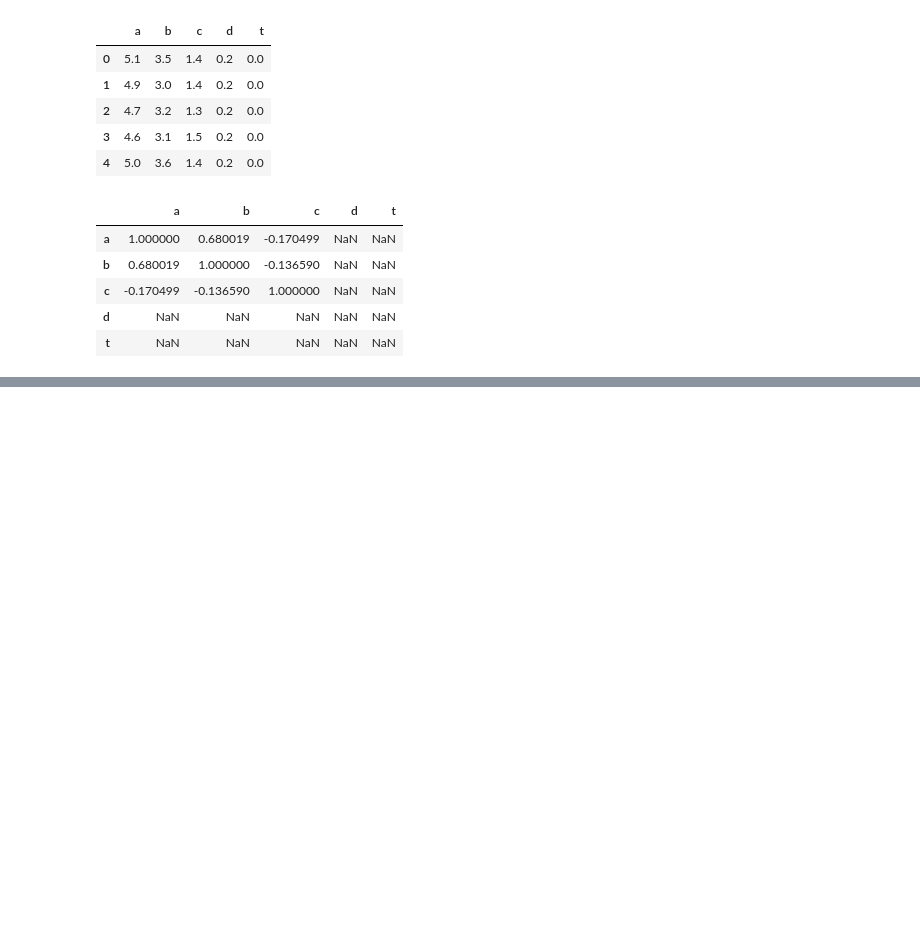
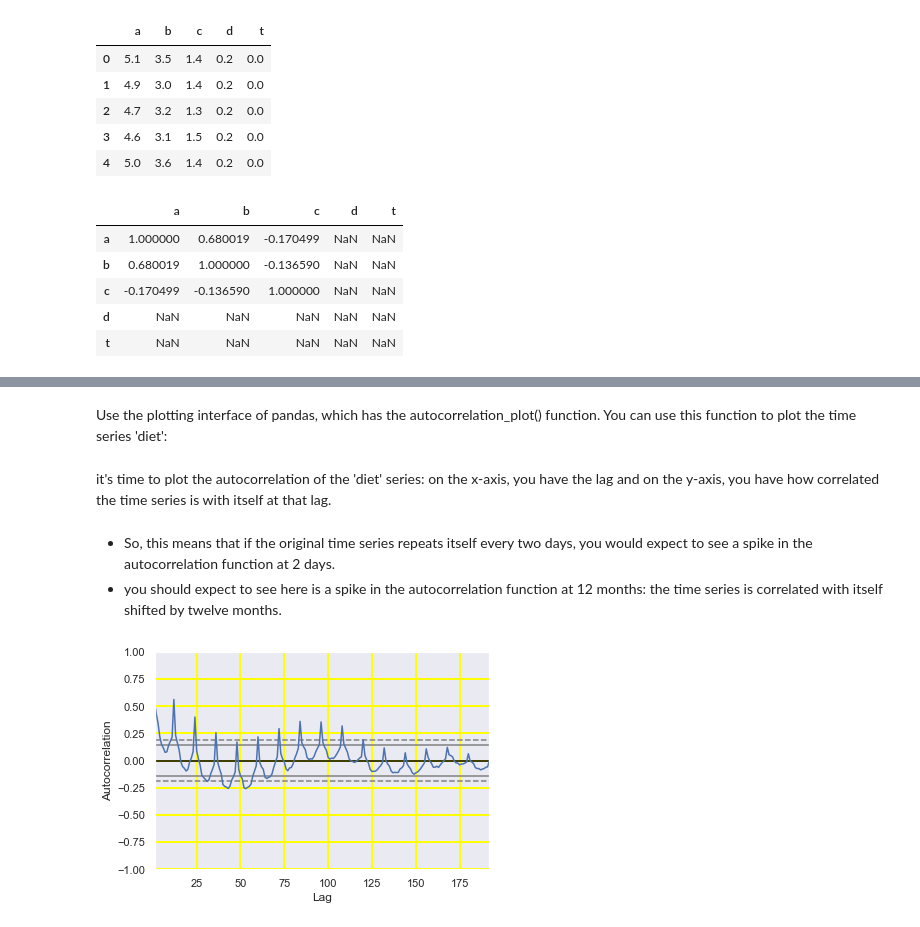
Before and after one commit to pillaiharish/Exercise, a Jupyter notebook: datacamp/timeseriesanalysis/timeseries_datacamp1.ipynb, the cells around one changed output, grey strips where cells are left out. Drawn from its saved outputs; the diff is of its cells as text; code cells hidden in the pictures; blank space fills up the shorter version.

```diff
--- a/datacamp/timeseriesanalysis/timeseries_datacamp1.ipynb
+++ b/datacamp/timeseriesanalysis/timeseries_datacamp1.ipynb
@@ -566,0 +660,11 @@ df_inew.corr()
+# %% [markdown]
+Use the plotting interface of pandas, which has the autocorrelation_plot() function. You can use this function to plot the time series 'diet':
+# %% [markdown]
+it's time to plot the autocorrelation of the 'diet' series: on the x-axis, you have the lag and on the y-axis, you have how correlated the time series is with itself at that lag.
+# %% [markdown]
+- So, this means that if the original time series repeats itself every two days, you would expect to see a spike in the autocorrelation function at 2 days.
+- you should expect to see here is a spike in the autocorrelation function at 12 months: the time series is correlated with itself shifted by twelve months.
+# %%
+pd.plotting.autocorrelation_plot(diet).grid(color='yellow', linestyle='-', linewidth=2)
+# %% [output]
+[figure, added]
```
Also changed, not shown: parts of 23 cells of this notebook, 1 other file.
